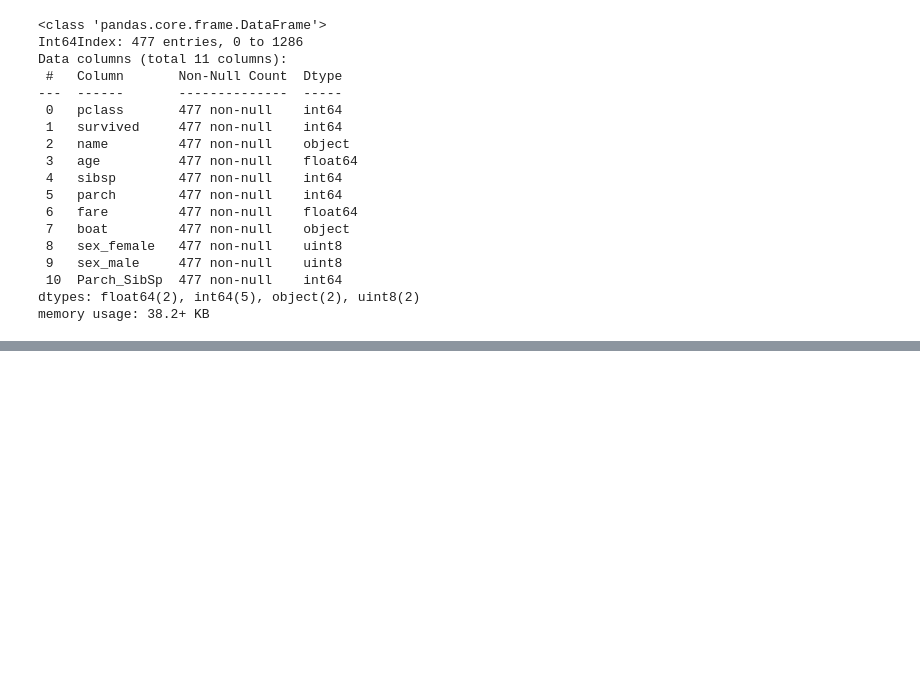
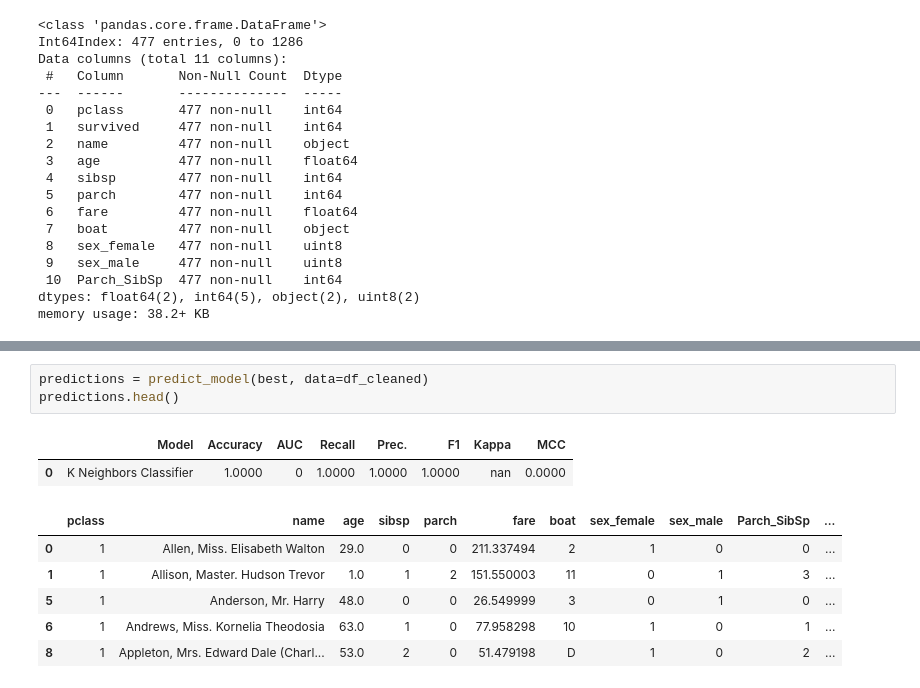
Before and after one commit to HannahCimene/TrioData_Masters, a Jupyter notebook: Files/titanic_dataset/titanic_dataset_liesa.ipynb, the cells around one changed output, grey strips where cells are left out. Cells and saved outputs as stored; diff of their text form; blank space fills up the shorter version.

```diff
--- a/Files/titanic_dataset/titanic_dataset_liesa.ipynb
+++ b/Files/titanic_dataset/titanic_dataset_liesa.ipynb
@@ -720,0 +713,12 @@ ValueError: Estimator best-model not available. Please see docstring for list of
+# %%
+predictions = predict_model(best, data=df_cleaned)
+predictions.head()
+# %% [output]
+|  | Model | Accuracy | AUC | Recall | Prec. | F1 | Kappa | MCC |
+| 0 | K Neighbors Classifier | 1.0000 | 0 | 1.0000 | 1.0000 | 1.0000 | nan | 0.0000 |
+|  | pclass | name | age | sibsp | parch | fare | boat | sex_female | sex_male | Parch_SibSp | ... |
+| 0 | 1 | Allen, Miss. Elisabeth Walton | 29.0 | 0 | 0 | 211.337494 | 2 | 1 | 0 | 0 | ... |
+| 1 | 1 | Allison, Master. Hudson Trevor | 1.0 | 1 | 2 | 151.550003 | 11 | 0 | 1 | 3 | ... |
+| 5 | 1 | Anderson, Mr. Harry | 48.0 | 0 | 0 | 26.549999 | 3 | 0 | 1 | 0 | ... |
+| 6 | 1 | Andrews, Miss. Kornelia Theodosia | 63.0 | 1 | 0 | 77.958298 | 10 | 1 | 0 | 1 | ... |
+| 8 | 1 | Appleton, Mrs. Edward Dale (Charl... | 53.0 | 2 | 0 | 51.479198 | D | 1 | 0 | 2 | ... |
```
Also changed, not shown: parts of 20 cells of this notebook, 2 other files.
